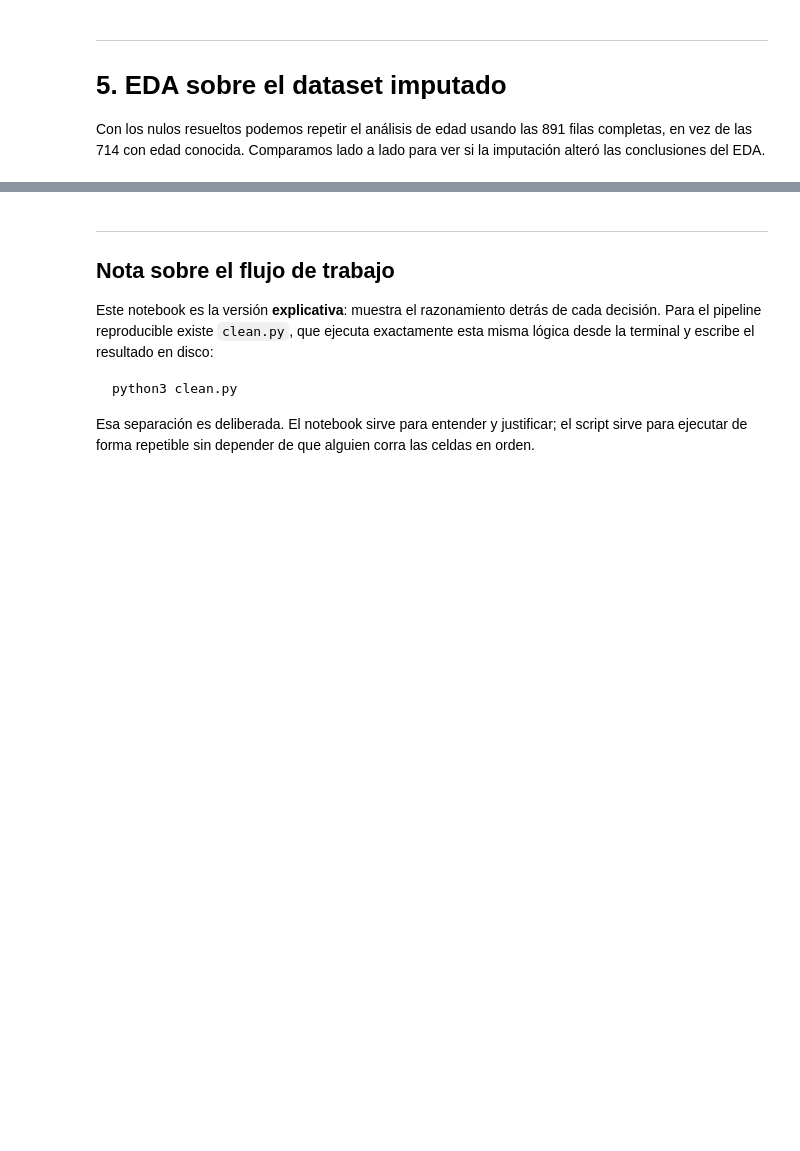
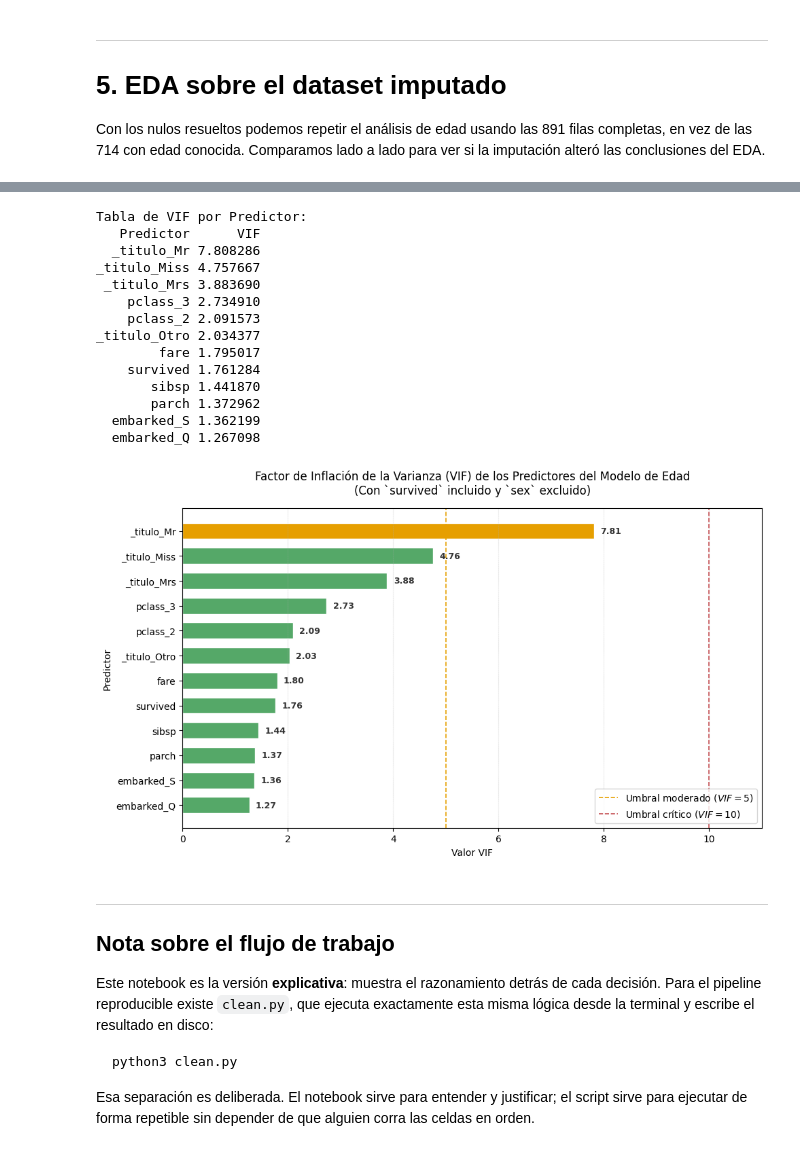
Before and after one commit to HugoAI23/titanic_llm, a Jupyter notebook: EDA_estocastico.ipynb, the cells around one changed output, grey strips where cells are left out. Drawn from its saved outputs; the diff is of its cells as text; code cells hidden in the pictures; blank space fills up the shorter version.

```diff
--- a/EDA_estocastico.ipynb
+++ b/EDA_estocastico.ipynb
@@ -326,3 +416,62 @@ plt.show()
+# %%
+# Cálculo del VIF para todos los predictores en la matriz X sobre los datos observados
+vif_series = pd.Series(index=X.columns, dtype=float)
+
+for col in X.columns:
+    other_cols = [c for c in X.columns if c != col]
+    X_others = X.loc[observado, other_cols]
+    y_col = X.loc[observado, col]
+    r2_col = LinearRegression().fit(X_others, y_col).score(X_others, y_col)
+    vif_series[col] = 1.0 / (1.0 - r2_col) if r2_col < 1.0 else np.inf
+
+df_vif = vif_series.sort_values(ascending=True).reset_index()
+df_vif.columns = ['Predictor', 'VIF']
+
+print("Tabla de VIF por Predictor:")
+print(df_vif.sort_values(by='VIF', ascending=False).to_string(index=False))
+
+# --- Gráfico de Barras Horizontal del VIF ---------------------------------------
+plt.figure(figsize=(10, 6))
+
+# Coloreado según umbrales de severidad: verde (<5), naranja (5-10), rojo (>=10)
+colores = ['#55A868' if v < 5 else ('#E69F00' if v < 10 else '#C44E52') for v in df_vif['VIF']]
+
+bars = plt.barh(df_vif['Predictor'], df_vif['VIF'], color=colores, edgecolor='white', height=0.65)
+
+plt.axvline(5, color='#E69F00', linestyle='--', linewidth=1.2, label='Umbral moderado ($VIF = 5$)')
+plt.axvline(10, color='#C44E52', linestyle='--', linewidth=1.2, label='Umbral crítico ($VIF = 10$)')
+
+# Anotar valores en cada barra
+for bar in bars:
+    w = bar.get_width()
+    plt.text(w + 0.12, bar.get_y() + bar.get_height()/2, f'{w:.2f}',
+             ha='left', va='center', fontsize=9, fontweight='bold', color='#333333')
+
+plt.xlim(0, max(df_vif['VIF'].max() + 1.5, 11))
+plt.title('Factor de Inflación de la Varianza (VIF) de los Predictores del Modelo de Edad\n(Con `survived` incluido y `sex` excluido)',
+          fontsize=12, pad=15)
+plt.xlabel('Valor VIF')
+plt.ylabel('Predictor')
+plt.legend(loc='lower right', frameon=True)
+plt.grid(axis='x', linestyle=':', alpha=0.6)
+plt.tight_layout()
+plt.show()
+# %% [output]
+Tabla de VIF por Predictor:
+   Predictor      VIF
+  _titulo_Mr 7.808286
+_titulo_Miss 4.757667
+ _titulo_Mrs 3.883690
+    pclass_3 2.734910
+    pclass_2 2.091573
+_titulo_Otro 2.034377
+        fare 1.795017
+    survived 1.761284
+       sibsp 1.441870
+       parch 1.372962
+  embarked_S 1.362199
+  embarked_Q 1.267098
+[figure, added]
 # %% [markdown]
 ---
 
```
Also changed, not shown: parts of 15 cells of this notebook, 6 other files.
